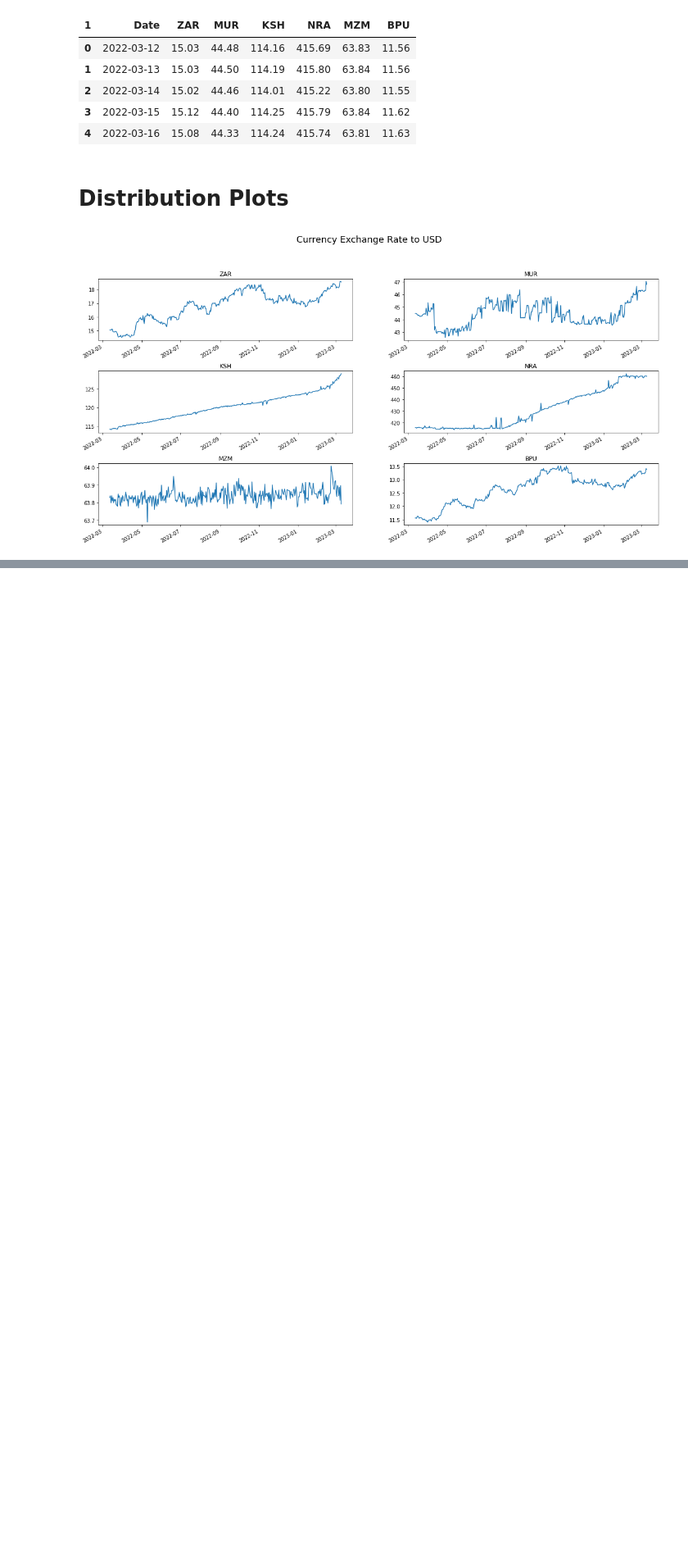
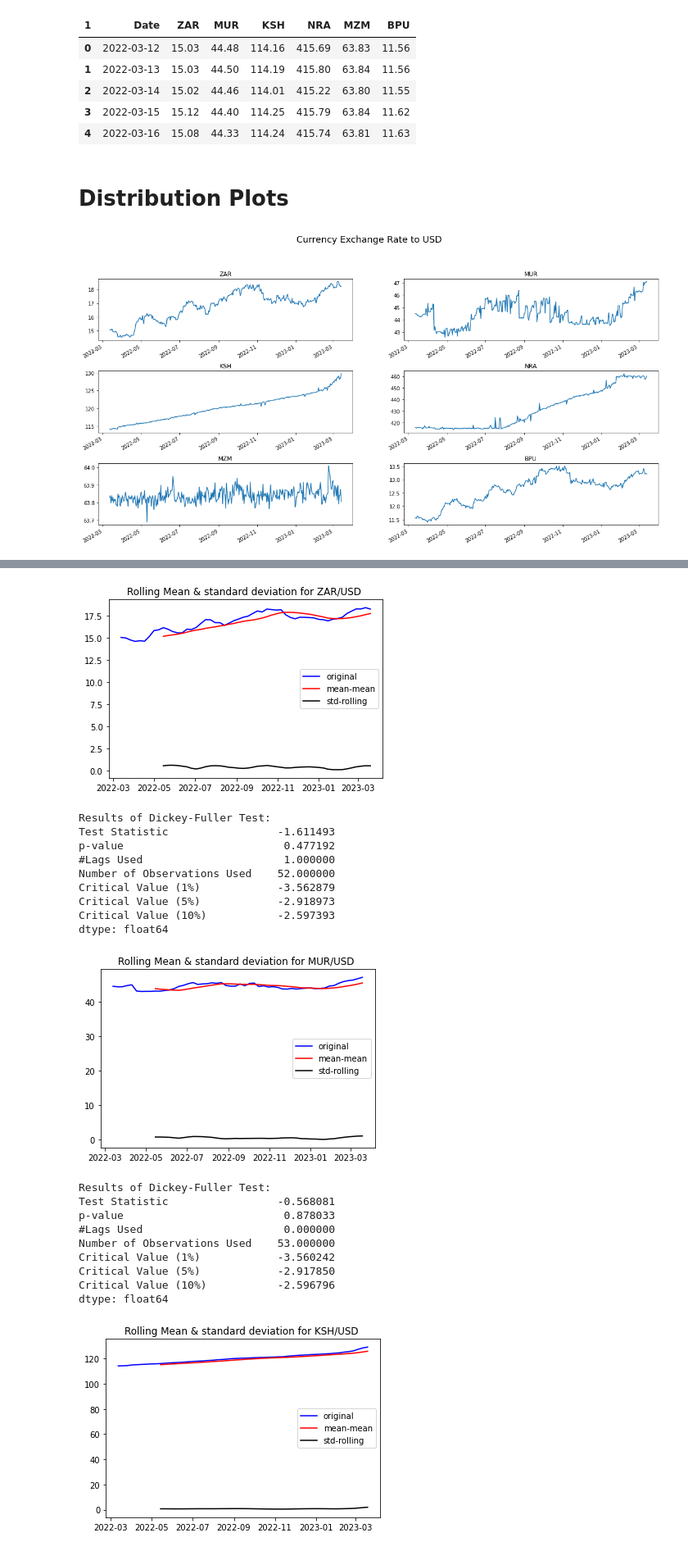
Before and after one commit to OTeeEnabor/ExchangeRateForecast, a Jupyter notebook: Arima_Exchange_Rate_Forecast.ipynb, the cells around one changed output, grey strips where cells are left out. Shown: that part at 82% size. Cells and saved outputs as stored; diff of their text form; code cells hidden in the pictures; blank space fills up the shorter version.

```diff
--- a/Arima_Exchange_Rate_Forecast.ipynb
+++ b/Arima_Exchange_Rate_Forecast.ipynb
@@ -150,0 +186,3 @@ From a visual inspection, AR, MUR, KSH, NRA, and BPU time series are not station
+# %%
+# to resample the index of exchange df must be in date time
+exchange_df.set_index('Date', inplace=True)
@@ -150,0 +240,25 @@ From a visual inspection, AR, MUR, KSH, NRA, and BPU time series are not station
+# %%
+for currency in currency_list:
+  stationarity_check(week_exchange_df.index, week_exchange_df[currency])
+# %% [output]
+[figure, added]
+Results of Dickey-Fuller Test:
+Test Statistic                 -1.611493
+p-value                         0.477192
+#Lags Used                      1.000000
+Number of Observations Used    52.000000
+Critical Value (1%)            -3.562879
+Critical Value (5%)            -2.918973
+Critical Value (10%)           -2.597393
+dtype: float64
+[figure, added]
+Results of Dickey-Fuller Test:
+Test Statistic                 -0.568081
+p-value                         0.878033
+#Lags Used                      0.000000
+Number of Observations Used    53.000000
+Critical Value (1%)            -3.560242
+Critical Value (5%)            -2.917850
+Critical Value (10%)           -2.596796
+dtype: float64
+[figure, added]
```
Also changed, not shown: parts of 33 cells of this notebook.
